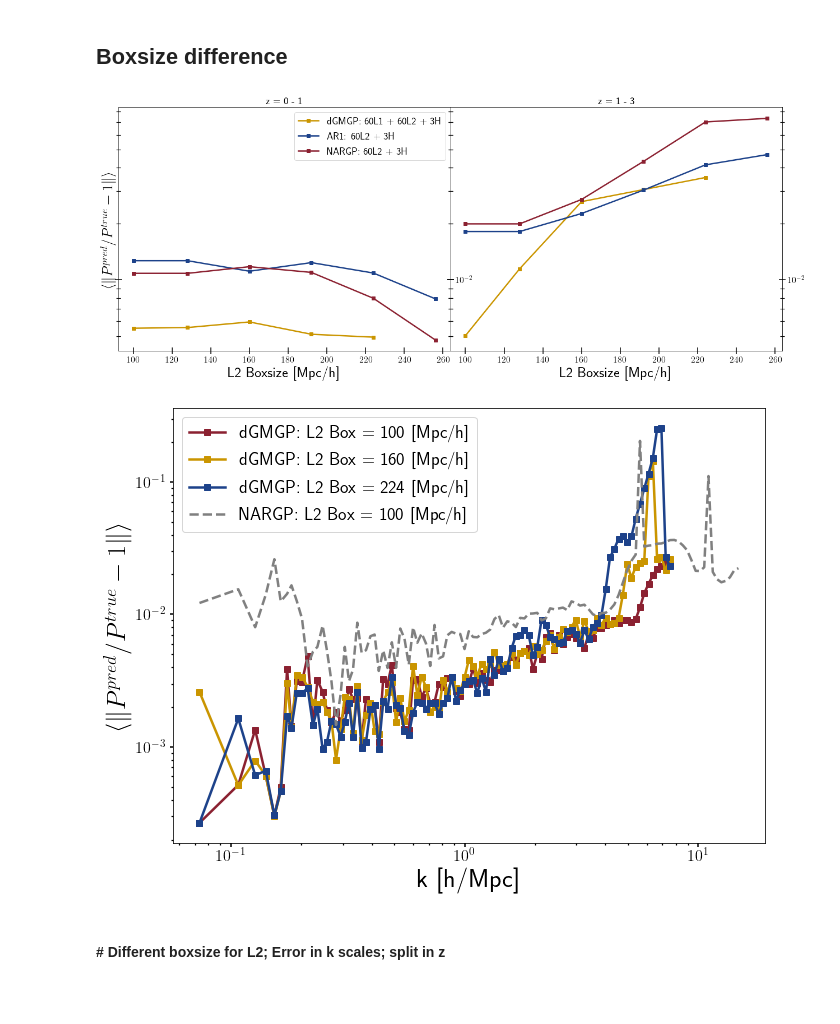
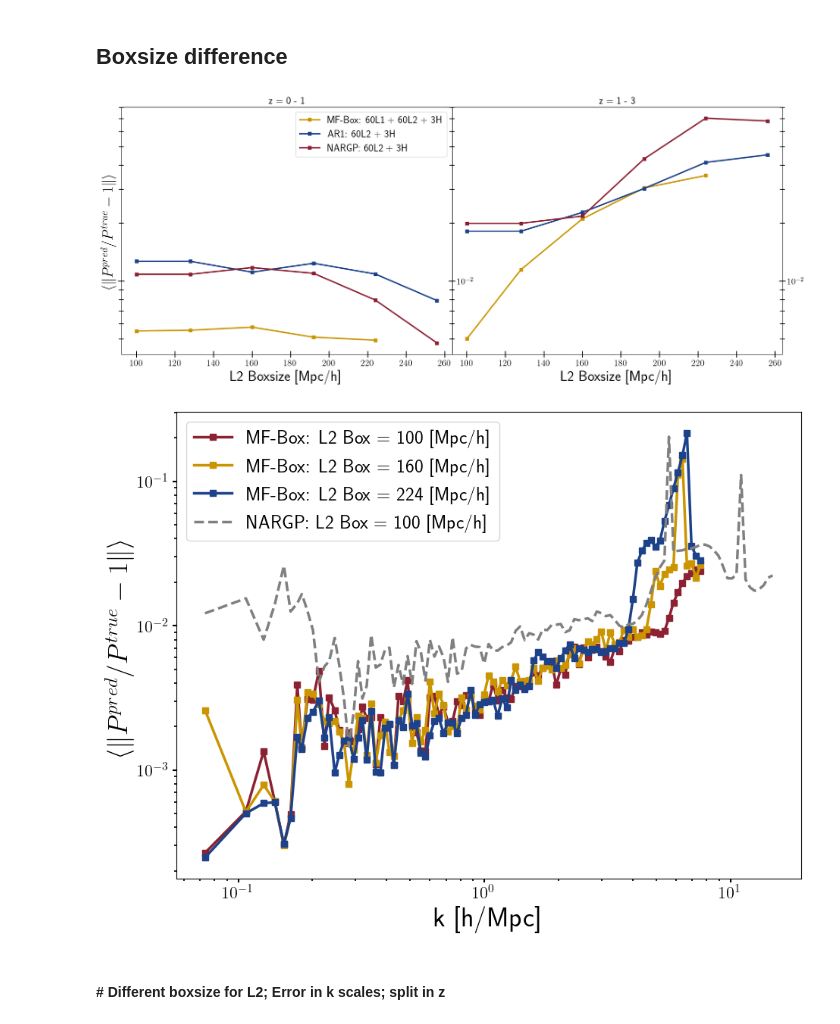
Before and after one commit to jibanCat/matter_emu_mfbox, a Jupyter notebook: notebooks/MF_figures-Copy1.ipynb, the cells around one changed output. Cells and saved outputs as stored; diff of their text form; code cells hidden in the pictures; blank space fills up the shorter version.

```diff
--- a/notebooks/MF_figures-Copy1.ipynb
+++ b/notebooks/MF_figures-Copy1.ipynb
@@ -65,9 +49,13 @@ c_midnight = '#0E2240'
 
 colors = [c_flatirons, c_sunshine, c_skyline, c_midnight]
 
+# acronym
+mf_box = "MF-Box"
+
 # useful throughout
-base_dir = '/home/jibancat/Documents/PYTHON/matter_emu_dgmgp/data/'
-emudir = '/home/jibancat/Documents/PYTHON/matter_emu_dgmgp/data/dmo_60_res128box256/'
+base_dir = '/Users/jibanmac/Documents/GitHub/matter_emu_dgmgp/data/'
+emudir = '/Users/jibanmac/Documents/GitHub/matter_emu_dgmgp/data/dmo_60_res128box256/'
+imgdir = '/Users/jibanmac/Documents/Latex/mf_boxsize_paper/images/'
 zz = np.array([0, 0.2, 0.5, 1.0, 2.0, 3.0])
 test = h5py.File(emudir+'cc_emulator_powerspecs.hdf5', 'r')
 kf_test = test['kfmpc'][:]
@@ -1732,7 +2081,7 @@ axs[0].plot(
     error_averge_k_0_1,
     's-',
     lw=2.5,
-    label="dGMGP: 60L1 + 60L2 + 3H",
+    label=mf_box + ": 60L1 + 60L2 + 3H",
     color=colors[1]
 )
 axs[0].plot(
@@ -1798,13 +2147,13 @@ axs[1].patch.set_facecolor('none')
 fig.subplots_adjust(hspace=0, wspace=0)
 
 fig.savefig(
-    "/home/jibancat/Documents/Latex/mf_boxsize_paper/images/boxsize_split_z.pdf",
+    os.path.join(imgdir, "boxsize_split_z.pdf"),
     bbox_inches='tight',
     pad_inches=0.075
 )
 plt.show()
 # %% [output]
-[figure, old version]
+[figure, new version]
 # %%
 fig, ax = plt.subplots(figsize=(10.625, 8), nrows=1, ncols=1)
 
@@ -1819,39 +2168,39 @@ for boxsize in boxsizes:
             's-',
             lw=2.5,
             color=colors[i],
-            label="dGMGP: L2 Box = {} [Mpc/h]".format(boxsize)
+            label=mf_box + ": L2 Box = {} [Mpc/h]".format(boxsize)
         )
 
         i+=1
 
 ## Include also NARGP
 kk = 10**vloaders.nargp_L60_L2box100_H3_z0_1_2_slice_19.kf[0]
 error_nargp = vloaders.nargp_L60_L2box100_H3_z0_1_2_slice_19.relative_errors
 error_nargp = error_nargp.mean(axis=(0, 1))
 ax.plot(
     kk,
     error_nargp,
     '--',
     lw=2.5,
     color="grey",
     label="NARGP: L2 Box = 100 [Mpc/h]"
 )
 
 ax.set_xlabel(r'k [h/Mpc]', fontsize=26)
 ax.set_ylabel(r'$\langle\| P^{{pred}}/P^{{true}} - 1 \|\rangle$', fontsize=26)
 ax.set_xscale('log')
 ax.set_yscale('log')
 ax.legend()
 # ax.set_ylim([1e-4, 3e-1])
 # ax.set_xlim([kf_test.min()* 0.8, kf_test.max() * 1.1])
 fig.savefig(
-    "/home/jibancat/Documents/Latex/mf_boxsize_paper/images/boxsize_dgmgp_all_z_versus_k.pdf",
+    os.path.join(imgdir, "boxsize_dgmgp_all_z_versus_k.pdf"),
     bbox_inches='tight',
     pad_inches=0.075
 )
 plt.show()
 # %% [output]
-[figure, old version]
+[figure, new version]
 # %% [markdown]
 #### # Different boxsize for L2; Error in k scales; split in z
 # %%
```
Also changed, not shown: parts of 17 cells of this notebook, 3 other files.
